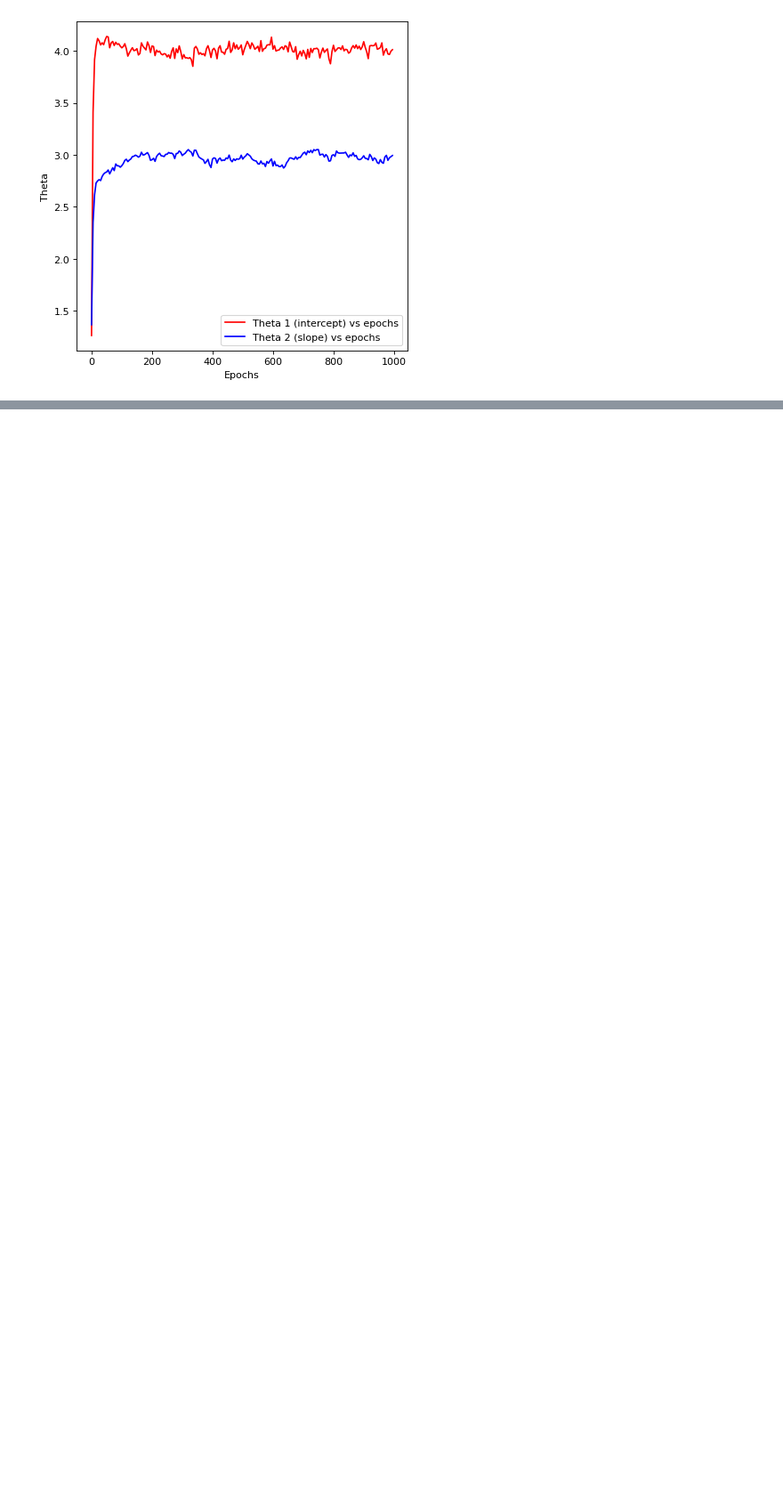
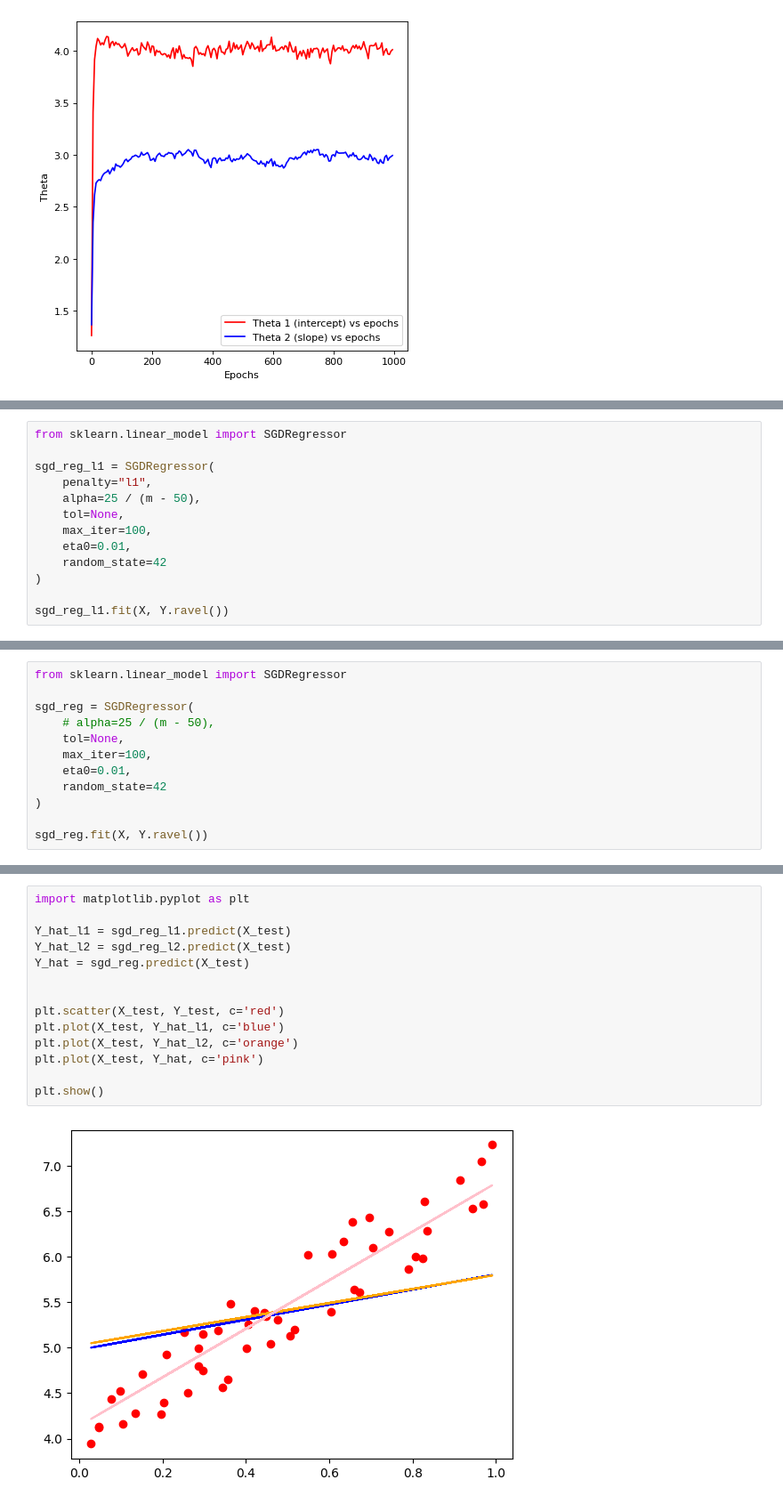
Before and after one commit to rohitmalik776/hands_on_ml, a Jupyter notebook: chapter_4.ipynb, the cells around one changed output, grey strips where cells are left out. Shown at 89% size. Cells and saved outputs as stored; diff of their text form; blank space fills up the shorter version.

```diff
--- a/chapter_4.ipynb
+++ b/chapter_4.ipynb
@@ -190,0 +288,13 @@ plot_thetas_vs_epochs(epochs, thetas, figsize=(6, 6))
+# %%
+from sklearn.linear_model import SGDRegressor
+
+sgd_reg_l1 = SGDRegressor(
+    penalty="l1",
+    alpha=25 / (m - 50),
+    tol=None,
+    max_iter=100,
+    eta0=0.01,
+    random_state=42
+)
+
+sgd_reg_l1.fit(X, Y.ravel())
@@ -190,0 +303,12 @@ plot_thetas_vs_epochs(epochs, thetas, figsize=(6, 6))
+# %%
+from sklearn.linear_model import SGDRegressor
+
+sgd_reg = SGDRegressor(
+    # alpha=25 / (m - 50),
+    tol=None,
+    max_iter=100,
+    eta0=0.01,
+    random_state=42
+)
+
+sgd_reg.fit(X, Y.ravel())
@@ -190,0 +319,16 @@ plot_thetas_vs_epochs(epochs, thetas, figsize=(6, 6))
+# %%
+import matplotlib.pyplot as plt
+
+Y_hat_l1 = sgd_reg_l1.predict(X_test)
+Y_hat_l2 = sgd_reg_l2.predict(X_test)
+Y_hat = sgd_reg.predict(X_test)
+
+
+plt.scatter(X_test, Y_test, c='red')
+plt.plot(X_test, Y_hat_l1, c='blue')
+plt.plot(X_test, Y_hat_l2, c='orange')
+plt.plot(X_test, Y_hat, c='pink')
+
+plt.show()
+# %% [output]
+[figure, added]
```
Also changed, not shown: parts of 26 cells of this notebook, 4 other files.
